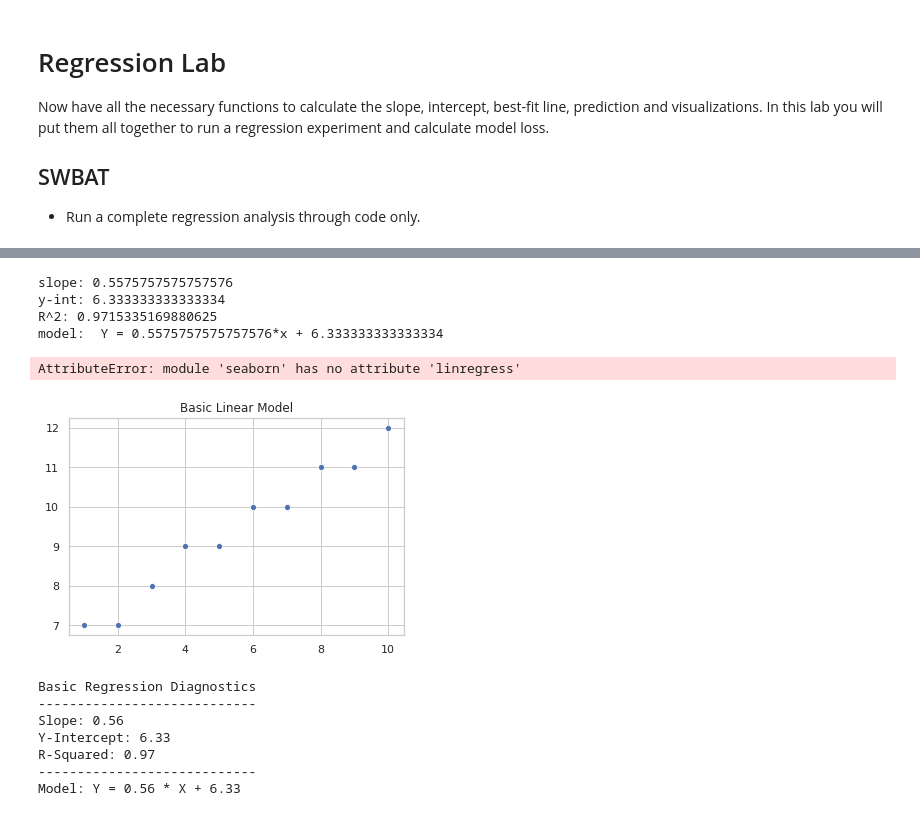
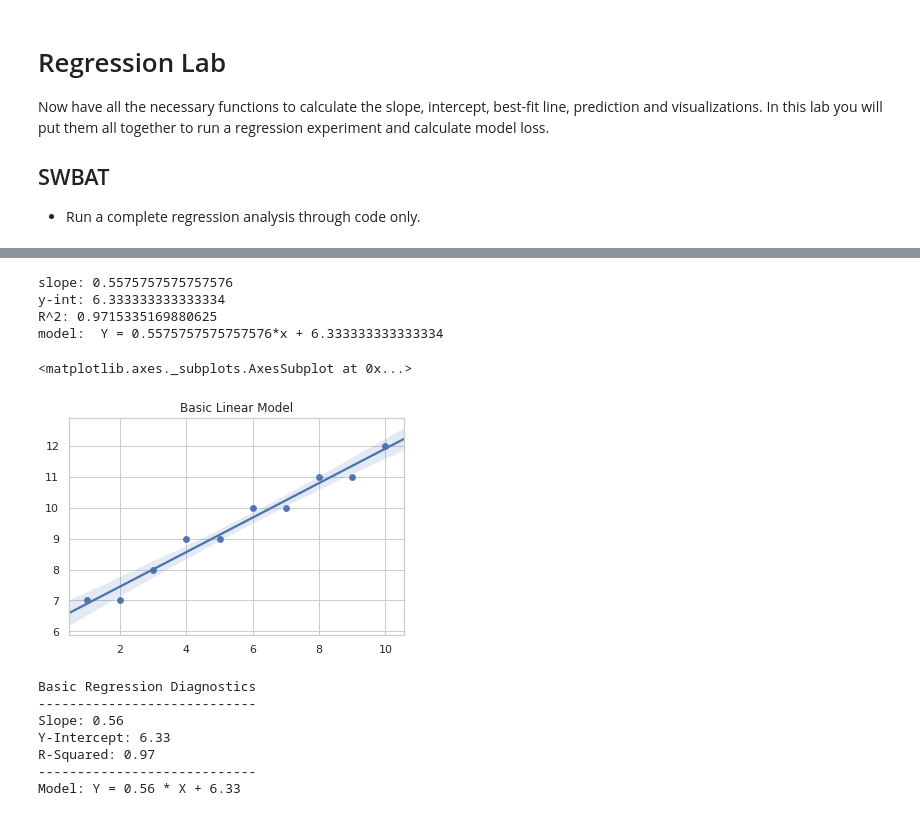
Before and after one commit to UpwardTrajectory/dsc-0-10-10-complete-regression-seattle-ds-career-040119, a Jupyter notebook: index.ipynb, the cells around one changed output, grey strips where cells are left out. Cells and saved outputs as stored; diff of their text form; code cells hidden in the pictures.

```diff
--- a/index.ipynb
+++ b/index.ipynb
@@ -37,22 +37,22 @@ Y = np.array([7,7,8,9,9,10,10,11,11,12], dtype=np.float64)
 # %%
 m, b, r, p, st_dev = stats.linregress(X, Y)
 
 print('slope:', m)
 print('y-int:', b)
 print('R^2:', r*r)
 print(f'model:  Y = {m}*x + {b}')
 
 sns.set(style="whitegrid")
 plt.title('Basic Linear Model')
 sns.scatterplot(X,Y)
-sns.regplot(X,Y))
+sns.regplot(X,Y)
 # %% [output]
 slope: 0.5575757575757576
 y-int: 6.333333333333334
 R^2: 0.9715335169880625
 model:  Y = 0.5575757575757576*x + 6.333333333333334
-AttributeError: module 'seaborn' has no attribute 'linregress'
+<matplotlib.axes._subplots.AxesSubplot at 0x...>
-[figure, old version]
+[figure, new version]
 # %%
 # Basic Regression Diagnostics
 # ----------------------------
```
